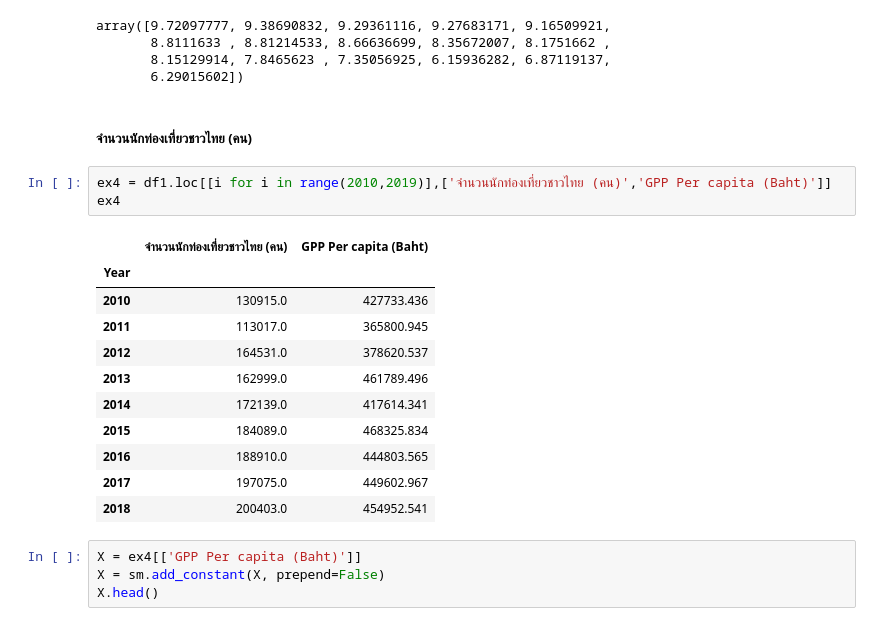
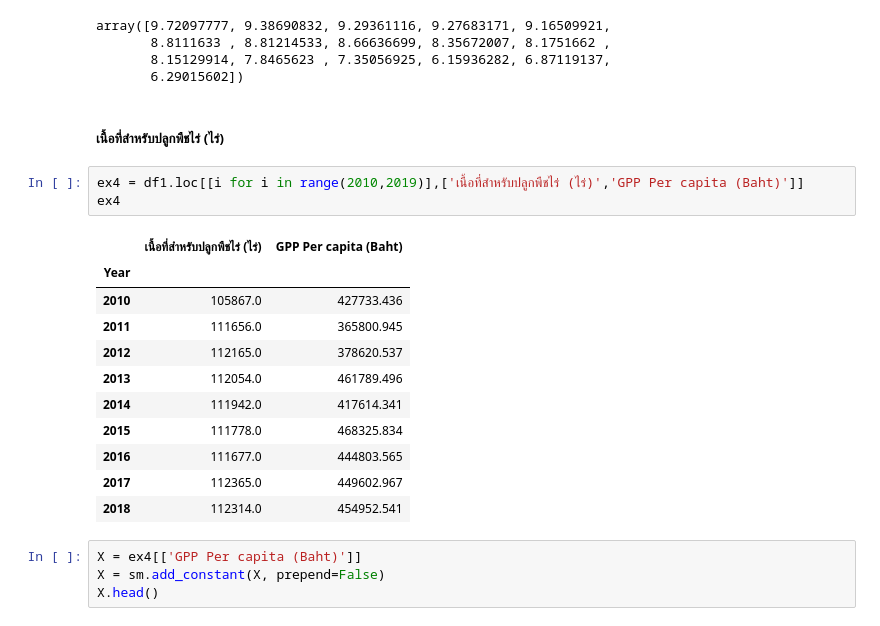
Before and after one commit to pant411/final_stat_pant, a Jupyter notebook: fill_data_singburi.ipynb, the cells around one changed output. Cells and saved outputs as stored; diff of their text form.

```diff
--- a/fill_data_singburi.ipynb
+++ b/fill_data_singburi.ipynb
@@ -331,23 +331,23 @@ array([9.72097777, 9.38690832, 9.29361116, 9.27683171, 9.16509921,
        8.8111633 , 8.81214533, 8.66636699, 8.35672007, 8.1751662 ,
        8.15129914, 7.8465623 , 7.35056925, 6.15936282, 6.87119137,
        6.29015602])
-# %% [markdown]
-##### จำนวนนักท่องเที่ยวชาวไทย (คน)
+# %% [markdown]
+##### เนื้อที่สำหรับปลูกพืชไร่ (ไร่)
 # %%
-ex4 = df1.loc[[i for i in range(2010,2019)],['จำนวนนักท่องเที่ยวชาวไทย (คน)','GPP Per capita (Baht)']]
+ex4 = df1.loc[[i for i in range(2010,2019)],['เนื้อที่สำหรับปลูกพืชไร่ (ไร่)','GPP Per capita (Baht)']]
 ex4
 # %% [output]
-|  | จำนวนนักท่องเที่ยวชาวไทย (คน) | GPP Per capita (Baht) |
+|  | เนื้อที่สำหรับปลูกพืชไร่ (ไร่) | GPP Per capita (Baht) |
 | Year |  |  |
-| 2010 | 130915.0 | 427733.436 |
-| 2011 | 113017.0 | 365800.945 |
-| 2012 | 164531.0 | 378620.537 |
-| 2013 | 162999.0 | 461789.496 |
-| 2014 | 172139.0 | 417614.341 |
-| 2015 | 184089.0 | 468325.834 |
-| 2016 | 188910.0 | 444803.565 |
-| 2017 | 197075.0 | 449602.967 |
-| 2018 | 200403.0 | 454952.541 |
+| 2010 | 105867.0 | 427733.436 |
+| 2011 | 111656.0 | 365800.945 |
+| 2012 | 112165.0 | 378620.537 |
+| 2013 | 112054.0 | 461789.496 |
+| 2014 | 111942.0 | 417614.341 |
+| 2015 | 111778.0 | 468325.834 |
+| 2016 | 111677.0 | 444803.565 |
+| 2017 | 112365.0 | 449602.967 |
+| 2018 | 112314.0 | 454952.541 |
 # %%
 X = ex4[['GPP Per capita (Baht)']]
 X = sm.add_constant(X, prepend=False)
```
Also changed, not shown: parts of 10 cells of this notebook, 4 other files.
